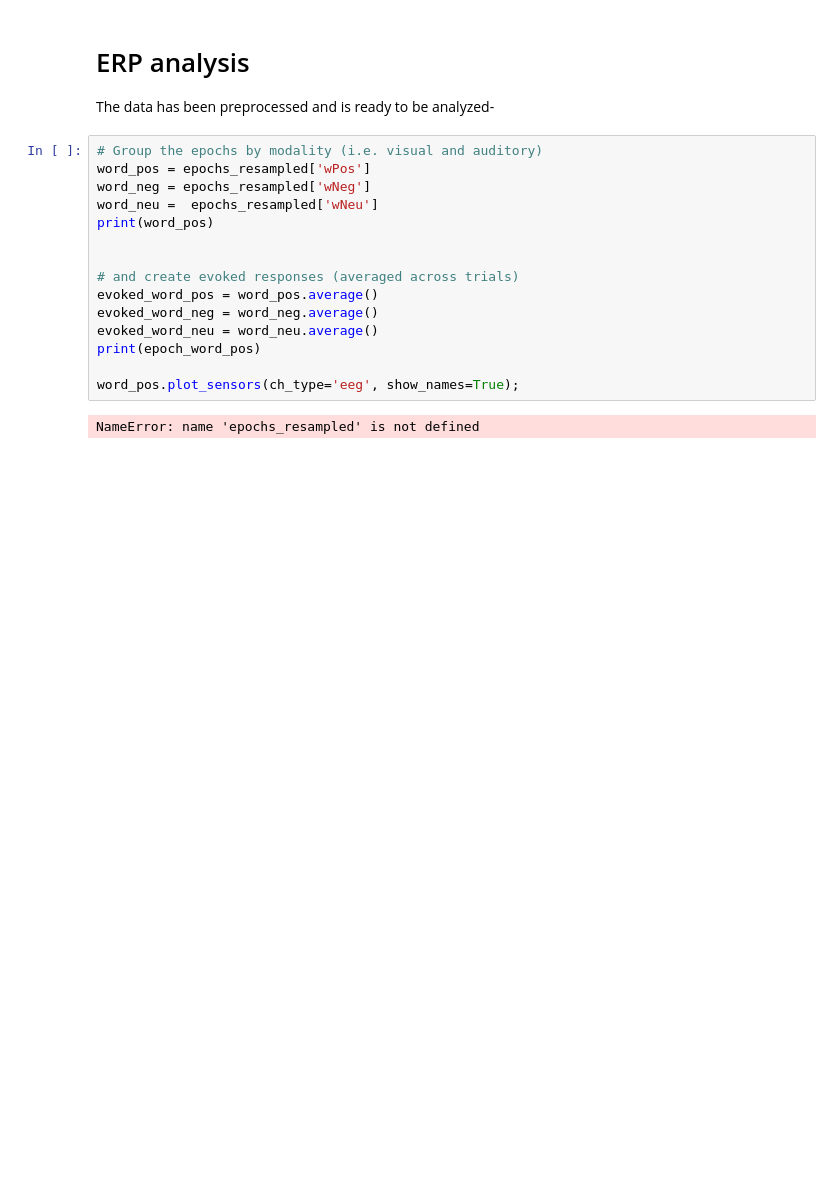
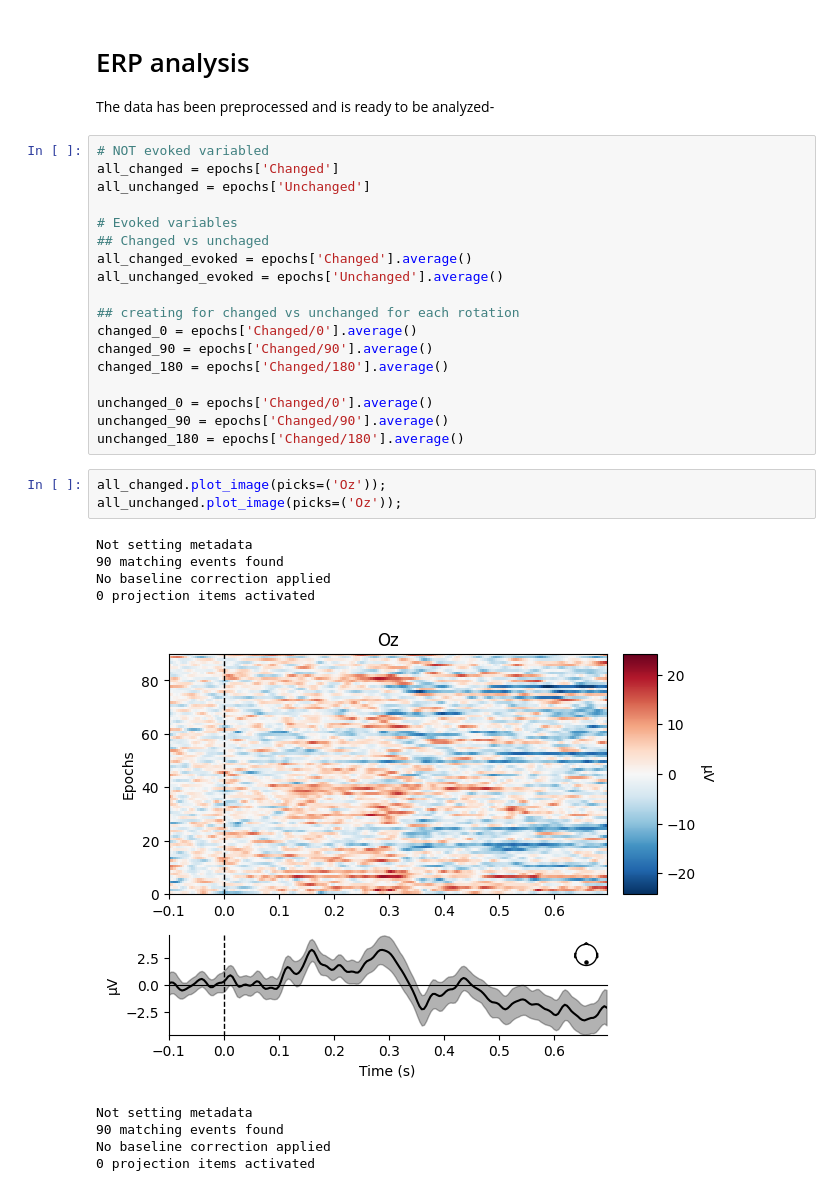
Before and after one commit to lauritswl/EEG_Thatcher_Effect, a Jupyter notebook: thatcher_experiment_notebook_EEG.ipynb, the cells around one changed output. Drawn from its saved outputs; the diff is of its cells as text; blank space fills up the shorter version.

```diff
--- a/thatcher_experiment_notebook_EEG.ipynb
+++ b/thatcher_experiment_notebook_EEG.ipynb
@@ -239,20 +303,34 @@ NameError: name 'epochs' is not defined
 # %% [markdown]
 # ERP analysis
 The data has been preprocessed and is ready to be analyzed-
-# %%
-# Group the epochs by modality (i.e. visual and auditory)
-word_pos = epochs_resampled['wPos']
-word_neg = epochs_resampled['wNeg']
-word_neu =  epochs_resampled['wNeu']
-print(word_pos)
-
-
-# and create evoked responses (averaged across trials)
-evoked_word_pos = word_pos.average()
-evoked_word_neg = word_neg.average()
-evoked_word_neu = word_neu.average()
-print(epoch_word_pos)
-
-word_pos.plot_sensors(ch_type='eeg', show_names=True);
-# %% [output]
-NameError: name 'epochs_resampled' is not defined
+# %%
+# NOT evoked variabled
+all_changed = epochs['Changed']
+all_unchanged = epochs['Unchanged']
+
+# Evoked variables
+## Changed vs unchaged
+all_changed_evoked = epochs['Changed'].average()
+all_unchanged_evoked = epochs['Unchanged'].average()
+
+## creating for changed vs unchanged for each rotation
+changed_0 = epochs['Changed/0'].average()
+changed_90 = epochs['Changed/90'].average()
+changed_180 = epochs['Changed/180'].average()
+
+unchanged_0 = epochs['Changed/0'].average()
+unchanged_90 = epochs['Changed/90'].average()
+unchanged_180 = epochs['Changed/180'].average()
+# %%
+all_changed.plot_image(picks=('Oz'));
+all_unchanged.plot_image(picks=('Oz'));
+# %% [output]
+Not setting metadata
+90 matching events found
+No baseline correction applied
+0 projection items activated
+[figure, added]
+Not setting metadata
+90 matching events found
+No baseline correction applied
+0 projection items activated
```
Also changed, not shown: parts of 17 cells of this notebook, 1 other file.
